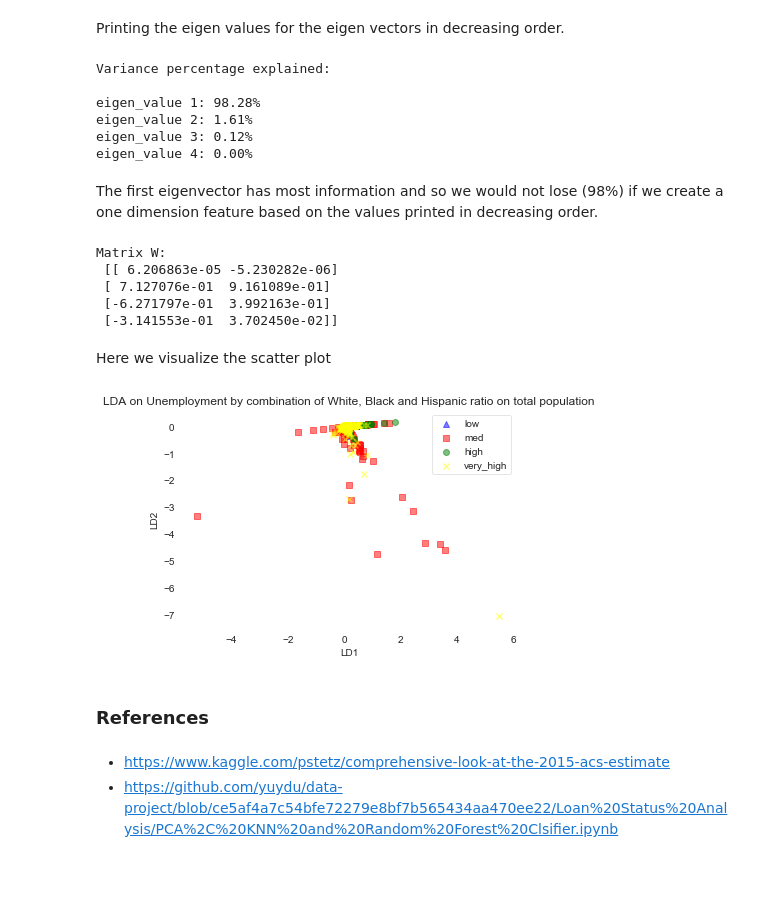
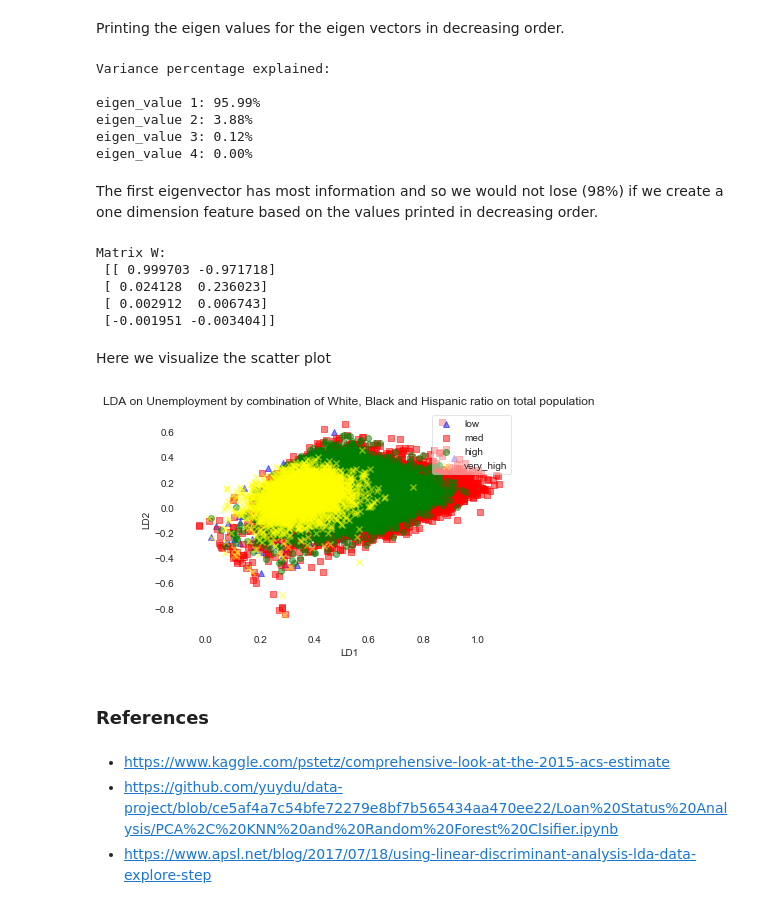
Before and after one commit to kmrollins/MSDS7331-Labs, a Jupyter notebook: MSDS7331-Lab1.ipynb, the cells around one changed output. Saved outputs shown, nothing was run; the diff lists cells and outputs as text; code cells hidden in the pictures; blank space fills up the shorter version.

```diff
--- a/MSDS7331-Lab1.ipynb
+++ b/MSDS7331-Lab1.ipynb
@@ -871,0 +873,3 @@ Linear Discriminant Analysis (LDA) would identify the attributes showing the mos
+# %%
+df_17_cln['Unemp'] = pd.cut(df_17_cln.Unemployment,[-1,6,12,16,101],labels=['low','med','high','very_high'])
+print (df_17_cln.UnempCat.value_counts())
@@ -884,13 +894,10 @@ df_17_cln['VotingAgeR'] = df_17_cln['VotingAgeCitizen']/df_17_cln['TotalPop']
 # Ratio of Employed to total population
 df_17_cln['EmpRatio'] = df_17_cln['Employed']/df_17_cln['TotalPop']
 # Ratio of Individual race on total population
-df_17_cln['AsianR'] = df_17_cln['Asian']/df_17_cln['TotalPop']
-df_17_cln['WhiteR'] = df_17_cln['White']/df_17_cln['TotalPop']
-df_17_cln['HispR'] = df_17_cln['Hispanic']/df_17_cln['TotalPop']
-df_17_cln['BlackR'] = df_17_cln['Black']/df_17_cln['TotalPop']
 
-x = df_17_cln[[ 'Employed','WhiteR','BlackR','HispR']].values
-y = df_17_cln['UnempCat'].values
+
+x = df_17_cln[[ 'EmpRatio','VotingAgeR','Professional','MeanCommute']].values
+y = df_17_cln['Unemp'].values
 
 from sklearn.preprocessing import LabelEncoder
 enc = LabelEncoder()
@@ -1020,8 +1027,8 @@ for i,j in enumerate(eig_pair):
 # %% [output]
 Variance percentage explained:
 
-eigen_value 1: 98.28%
-eigen_value 2: 1.61%
+eigen_value 1: 95.99%
+eigen_value 2: 3.88%
 eigen_value 3: 0.12%
 eigen_value 4: 0.00%
 # %% [markdown]
@@ -1035,10 +1042,10 @@ print('Matrix W:\n', W.real)
 X_lda = x.dot(W)
 # %% [output]
 Matrix W:
- [[ 6.206863e-05 -5.230282e-06]
- [ 7.127076e-01  9.161089e-01]
- [-6.271797e-01  3.992163e-01]
- [-3.141553e-01  3.702450e-02]]
+ [[ 0.999703 -0.971718]
+ [ 0.024128  0.236023]
+ [ 0.002912  0.006743]
+ [-0.001951 -0.003404]]
 # %% [markdown]
 Here we visualize the scatter plot
 # %%
@@ -1056,37 +1063,38 @@ def plot_scikit_lda(X, title):
         plt.scatter(x=X_lda[:,0][y == label],
                     y=X_lda[:,1][y == label] * -1, # flip the figure
                     marker=marker,
                     color=color,
                     alpha=0.5,
                     label=label_dict[label])
 
     plt.xlabel('LD1')
     plt.ylabel('LD2')
 
     leg = plt.legend(loc='upper right', fancybox=True)
     leg.get_frame().set_alpha(0.5)
     plt.title(title)
 
     # hide axis ticks
     plt.tick_params(axis="both", which="both", bottom="off", top="off",
             labelbottom="on", left="off", right="off", labelleft="on")
 
     # remove axis spines
     ax.spines["top"].set_visible(False)
     ax.spines["right"].set_visible(False)
     ax.spines["bottom"].set_visible(False)
     ax.spines["left"].set_visible(False)
 
     plt.grid()
     plt.tight_layout
     plt.show()
 
 sns.set_style("whitegrid")
-plot_scikit_lda(X_lda_sklearn, title='LDA on Unemployment by combination of White, Black and Hispanic ratio on total population')
+plot_scikit_lda(X_lda_sklearn, title='LDA on Unemployment by combination of Employ Ratio, Professional, Commmute and Voting Age on population')
 # %% [output]
-[figure, old version]
+[figure, new version]
 # %% [markdown]
 ### References
 # %% [markdown]
 - https://www.kaggle.com/pstetz/comprehensive-look-at-the-2015-acs-estimate
 - https://github.com/yuydu/data-project/blob/ce5af4a7c54bfe72279e8bf7b565434aa470ee22/Loan%20Status%20Analysis/PCA%2C%20KNN%20and%20Random%20Forest%20Clsifier.ipynb
+- https://www.apsl.net/blog/2017/07/18/using-linear-discriminant-analysis-lda-data-explore-step
```
Also changed, not shown: parts of 9 cells of this notebook.
